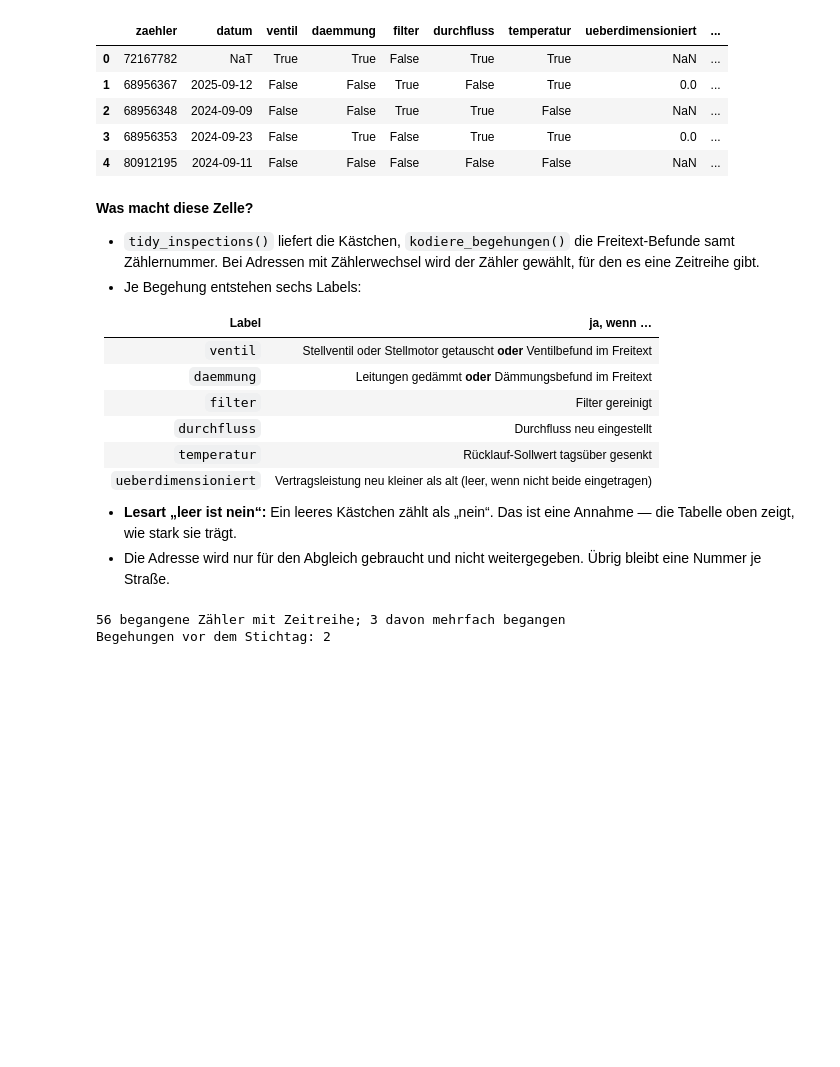
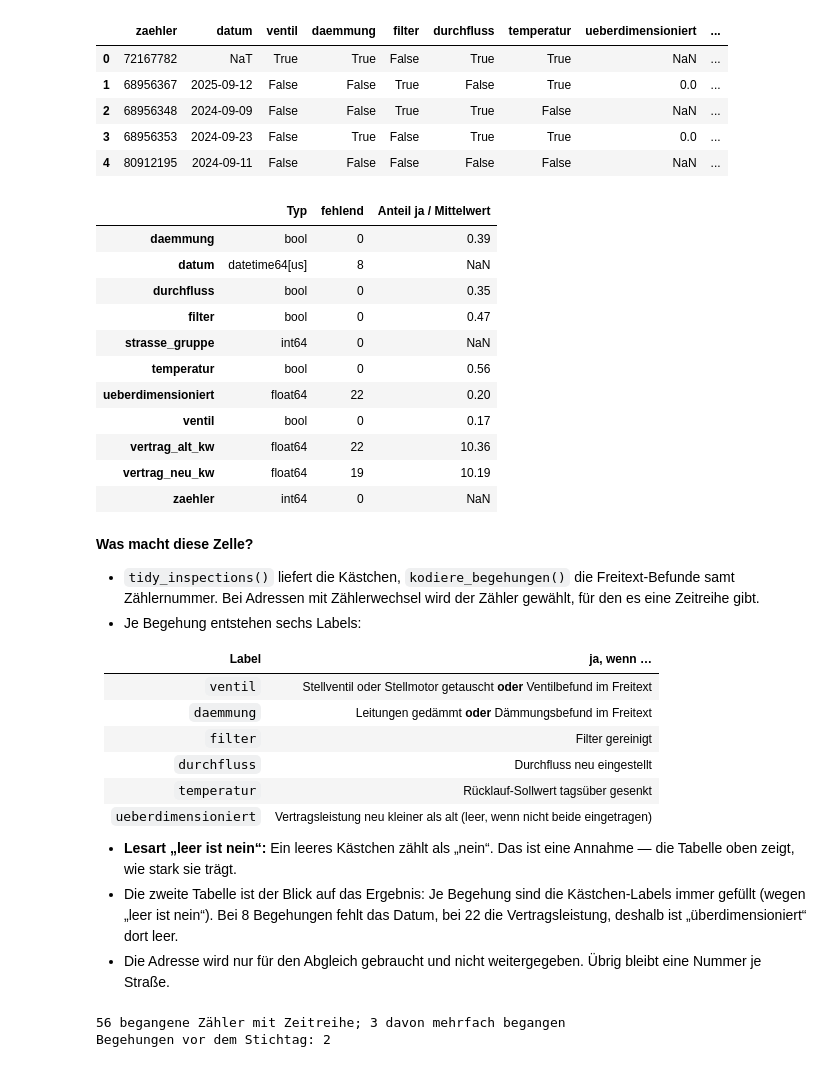
Before and after one commit to ivelinayna/projektseminar, a Jupyter notebook: notebooks/18_modelldaten_labels.ipynb, the cells around one changed output. Drawn from its saved outputs; the diff is of its cells as text; code cells hidden in the pictures; blank space fills up the shorter version.

```diff
--- a/notebooks/18_modelldaten_labels.ipynb
+++ b/notebooks/18_modelldaten_labels.ipynb
@@ -323,6 +424,24 @@ begehungen.head()
 | 2 | 68956348 | 2024-09-09 | False | False | True | True | False | NaN | ... |
 | 3 | 68956353 | 2024-09-23 | False | True | False | True | True | 0.0 | ... |
 | 4 | 80912195 | 2024-09-11 | False | False | False | False | False | NaN | ... |
+# %%
+# Kurzer Blick auf die neue Tabelle: Datentypen und wie viele Werte je Spalte fehlen
+werte = begehungen.drop(columns=["zaehler", "strasse_gruppe"]).select_dtypes(["bool", "number"])
+pd.DataFrame({"Typ": begehungen.dtypes.astype(str), "fehlend": begehungen.isna().sum(),
+              "Anteil ja / Mittelwert": werte.mean().round(2)})
+# %% [output]
+|  | Typ | fehlend | Anteil ja / Mittelwert |
+| daemmung | bool | 0 | 0.39 |
+| datum | datetime64[us] | 8 | NaN |
+| durchfluss | bool | 0 | 0.35 |
+| filter | bool | 0 | 0.47 |
+| strasse_gruppe | int64 | 0 | NaN |
+| temperatur | bool | 0 | 0.56 |
+| ueberdimensioniert | float64 | 22 | 0.20 |
+| ventil | bool | 0 | 0.17 |
+| vertrag_alt_kw | float64 | 22 | 10.36 |
+| vertrag_neu_kw | float64 | 19 | 10.19 |
+| zaehler | int64 | 0 | NaN |
 # %% [markdown]
 **Was macht diese Zelle?**
 - `tidy_inspections()` liefert die Kästchen, `kodiere_begehungen()` die Freitext-Befunde
@@ -341,6 +460,9 @@ begehungen.head()
 
 - **Lesart „leer ist nein“:** Ein leeres Kästchen zählt als „nein“. Das ist eine
   Annahme — die Tabelle oben zeigt, wie stark sie trägt.
+- Die zweite Tabelle ist der Blick auf das Ergebnis: Je Begehung sind die Kästchen-Labels
+  immer gefüllt (wegen „leer ist nein“). Bei 8 Begehungen fehlt das Datum, bei 22 die
+  Vertragsleistung, deshalb ist „überdimensioniert“ dort leer.
 - Die Adresse wird nur für den Abgleich gebraucht und nicht weitergegeben. Übrig bleibt
   eine Nummer je Straße.
 # %%
```
Also changed, not shown: parts of 20 cells of this notebook.
